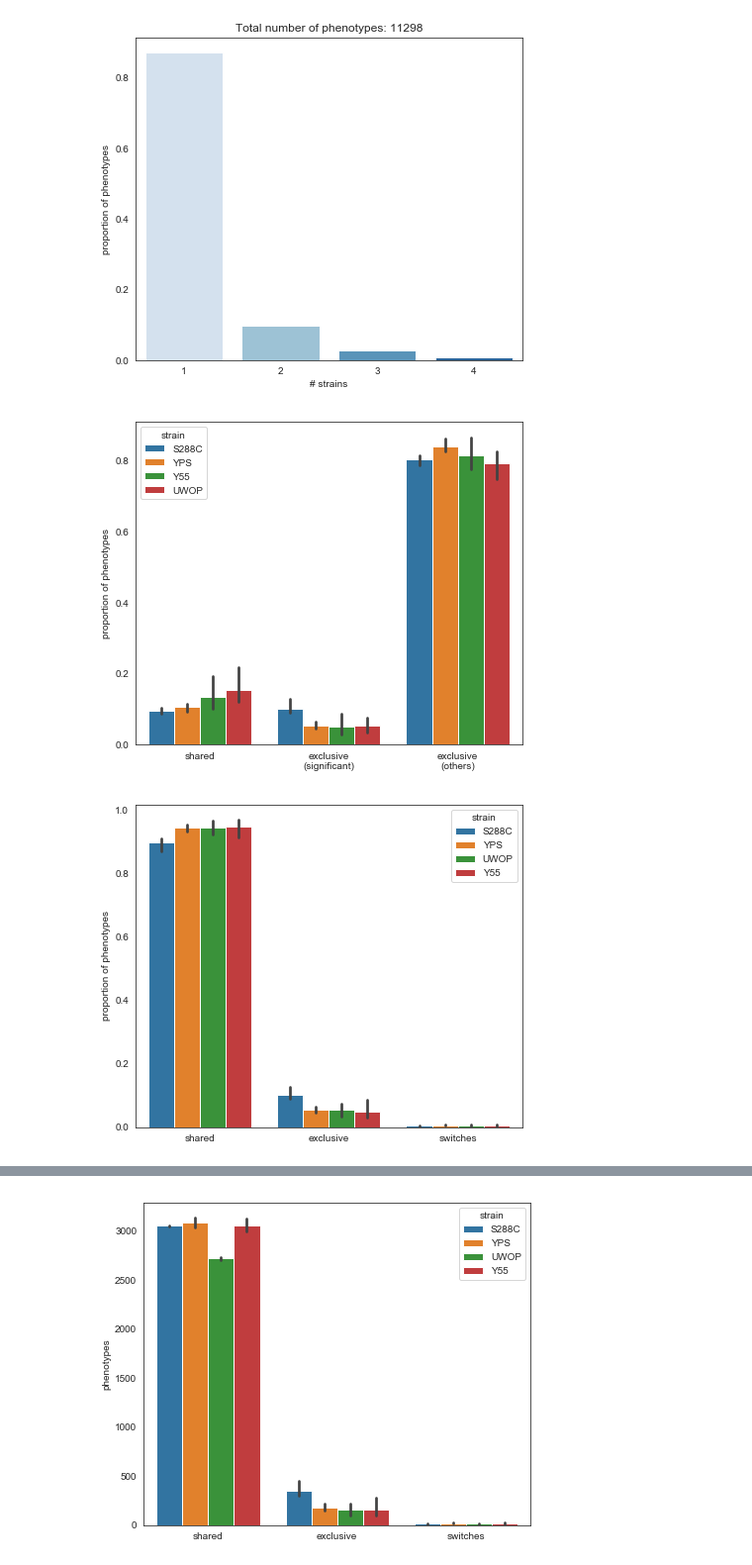
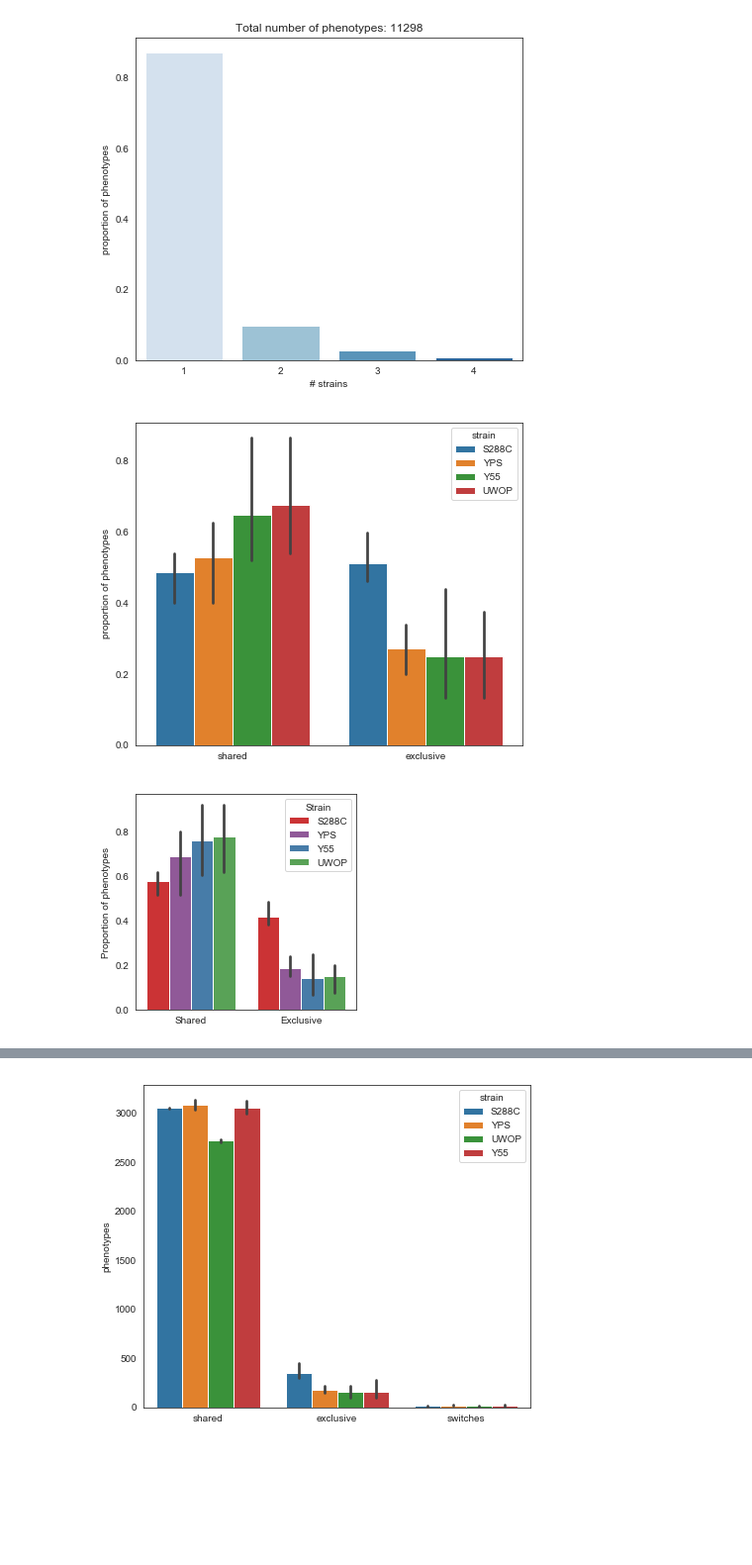
Before and after one commit to mgalardini/2018koyeast, a Jupyter notebook: notebooks/deviations.ipynb, the cells around one changed output, grey strips where cells are left out. Shown: that part at 99% size. Saved outputs shown, nothing was run; the diff lists cells and outputs as text; code cells hidden in the pictures; blank space fills up the shorter version.

```diff
--- a/notebooks/deviations.ipynb
+++ b/notebooks/deviations.ipynb
@@ -544,8 +531,7 @@ p.columns = ['strain',
              'variable',
              'value']
 p = p[p['variable'].isin(['psuperexclusive',
-                          'pshared',
-                          'pexclusive'])]
+                          'pshared'])]
 
 plt.figure(figsize=(7, 6))
 
@@ -555,16 +541,20 @@ sns.barplot(x='variable',
             data=p,
             hue_order=r.groupby('strain').mean().sort_values('pshared').index,
             order=['pshared',
-                   'psuperexclusive',
-                   'pexclusive'])
+                   'psuperexclusive'])
 
 plt.ylabel('proportion of phenotypes')
 plt.xlabel('')
 
-plt.xticks(range(3),
-           ['shared', 'exclusive\n(significant)', 'exclusive\n(others)']);
+plt.xticks(range(2),
+           ['shared', 'exclusive']);
 # %% [output]
-[figure, old version]
+[figure, new version]
+# %%
+strains = ['S288C', 'Y55',
+           'UWOP', 'YPS']
+cstrains = {x: c
+            for x, c in zip(strains, sns.color_palette('Set1', len(strains)))}
 # %%
 res = []
 for s1, s2 in sorted({tuple(x[:2])
@@ -582,11 +572,13 @@ for s1, s2 in sorted({tuple(x[:2])
     e1 = x[(x['phenotype1']) & (x['qvalue'] < 0.01)].shape[0]
     e2 = x[(x['phenotype2']) & (x['qvalue'] < 0.01)].shape[0]
 
-    sh1 = x[(x['phenotype1']) & (x['qvalue'] >= 0.01)].shape[0]
-    sh2 = x[(x['phenotype2']) & (x['qvalue'] >= 0.01)].shape[0]
+    sh1 = x[(x['phenotype1']) & (x['phenotype2'])
+            & (x['qvalue'] >= 0.01)].shape[0]
+    sh2 = x[(x['phenotype2']) & (x['phenotype1'])
+            & (x['qvalue'] >= 0.01)].shape[0]
 
-    res.append((s1, s2, y.shape[0], p1, sh1, e1, sw))
-    res.append((s2, s1, y.shape[0], p2, sh2, e2, sw))
+    res.append((s1, s2, y.shape[0], sh1+e1, sh1, e1, sw))
+    res.append((s2, s1, y.shape[0], sh1+e1, sh2, e2, sw))
 
 r = pd.DataFrame(res,
                  columns=['strain', 'other',
@@ -601,31 +593,42 @@ r['pswitches'] = r['switches'] / r['phenotypes']
 # %%
 p = r.set_index(['strain',
                  'other']).stack()
 
 p = p.to_frame().reset_index()
 p.columns = ['strain',
              'other',
              'variable',
              'value']
 p = p[p['variable'].isin(['pshared',
-                          'pexclusive',
-                          'pswitches'])]
+                          'pexclusive'])]
 
-plt.figure(figsize=(7, 6))
+plt.figure(figsize=(4, 4))
 
 sns.barplot(x='variable',
             y='value',
             hue='strain',
             data=p,
-            hue_order=r.groupby('strain').mean().sort_values('pshared').index)
+            hue_order=r.groupby('strain').mean().sort_values('pshared').index,
+            palette=[cstrains[x] for x in
+                     r.groupby('strain').mean().sort_values('pshared').index])
 
-plt.ylabel('proportion of phenotypes')
+plt.ylabel('Proportion of phenotypes')
 plt.xlabel('')
 
-plt.xticks(range(3),
-           ['shared', 'exclusive', 'switches']);
+plt.xticks(range(2),
+           ['Shared', 'Exclusive'])
+
+plt.legend(title='Strain',
+           ncol=1)
+
+plt.savefig('deviations-sets.png',
+            dpi=300, bbox_inches='tight',
+            transparent=True)
+plt.savefig('deviations-sets.svg',
+            dpi=300, bbox_inches='tight',
+            transparent=True);
 # %% [output]
-[figure, old version]
+[figure, new version]
 # %%
 p = r.set_index(['strain',
                  'other']).stack()
```
Also changed, not shown: parts of 28 cells of this notebook, 6 other files.
